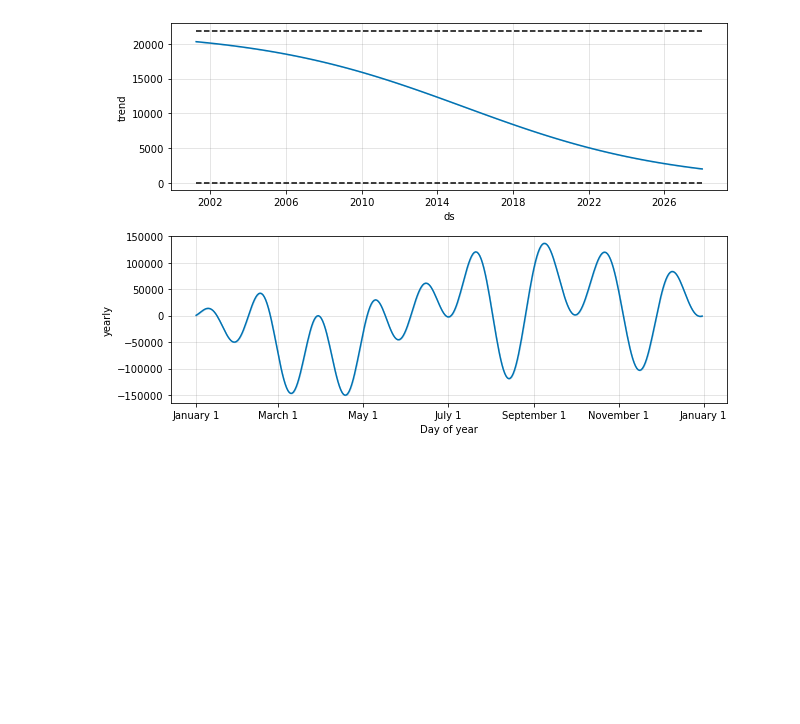
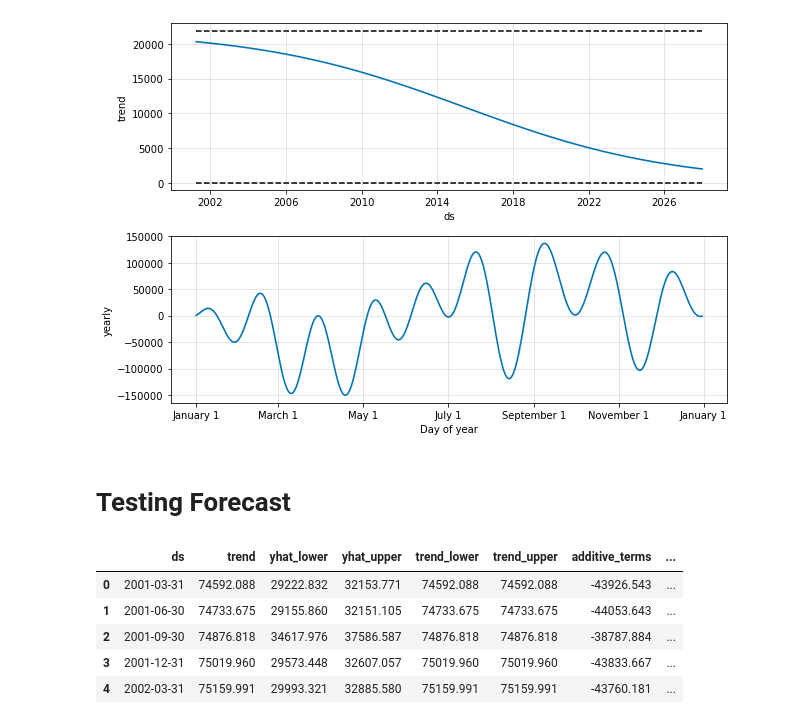
Before and after one commit to devanshmalik/emissions-oracle, a Jupyter notebook: notebooks/0.5-create-base-models-and-forecasts.ipynb, the cells around one changed output. Saved outputs shown, nothing was run; the diff lists cells and outputs as text; code cells hidden in the pictures; blank space fills up the shorter version.

Commit message:
Add individual and combined plots for one state analysis

```diff
--- a/notebooks/0.5-create-base-models-and-forecasts.ipynb
+++ b/notebooks/0.5-create-base-models-and-forecasts.ipynb
@@ -313,3 +310,19 @@ fig2 = m.plot_components(forecast)
 # plot_components_plotly(m, forecast)
 # %% [output]
 [figure]
+# %% [markdown]
+# Testing Forecast
+# %%
+# Sample intermediate files for testing:
+
+forecast_path = '../data/06_reporting/Individual_Forecasts/Net_Gen_By_Fuel_MWh/AL/Net_Gen_By_Fuel_MWh-all_fuels.csv'
+
+df = pd.read_csv(forecast_path)
+df.head()
+# %% [output]
+|  | ds | trend | yhat_lower | yhat_upper | trend_lower | trend_upper | additive_terms | ... |
+| 0 | 2001-03-31 | 74592.088 | 29222.832 | 32153.771 | 74592.088 | 74592.088 | -43926.543 | ... |
+| 1 | 2001-06-30 | 74733.675 | 29155.860 | 32151.105 | 74733.675 | 74733.675 | -44053.643 | ... |
+| 2 | 2001-09-30 | 74876.818 | 34617.976 | 37586.587 | 74876.818 | 74876.818 | -38787.884 | ... |
+| 3 | 2001-12-31 | 75019.960 | 29573.448 | 32607.057 | 75019.960 | 75019.960 | -43833.667 | ... |
+| 4 | 2002-03-31 | 75159.991 | 29993.321 | 32885.580 | 75159.991 | 75159.991 | -43760.181 | ... |
```
Also changed, not shown: parts of 4 cells of this notebook, 8 other files.
